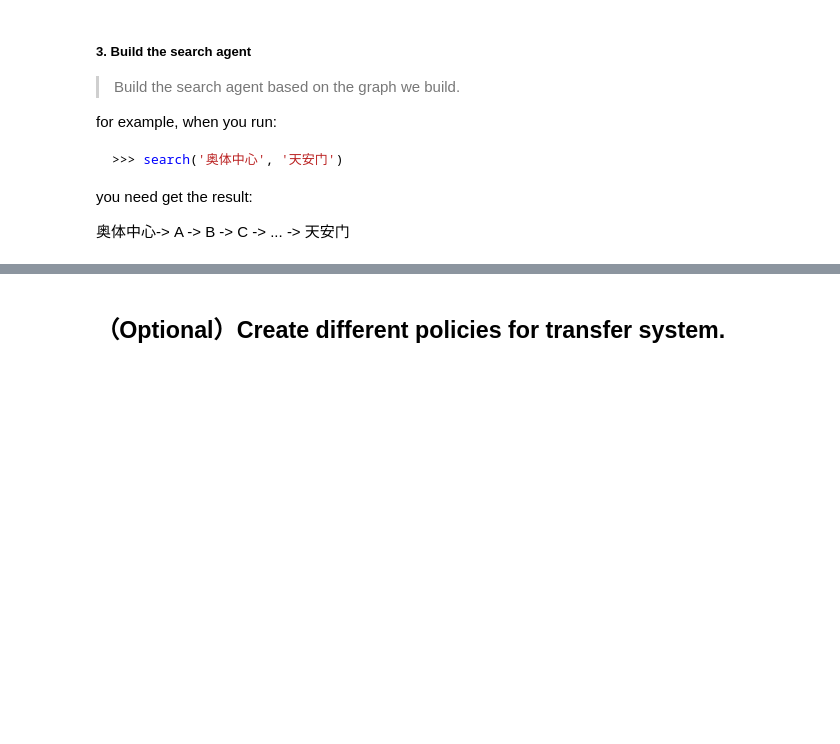
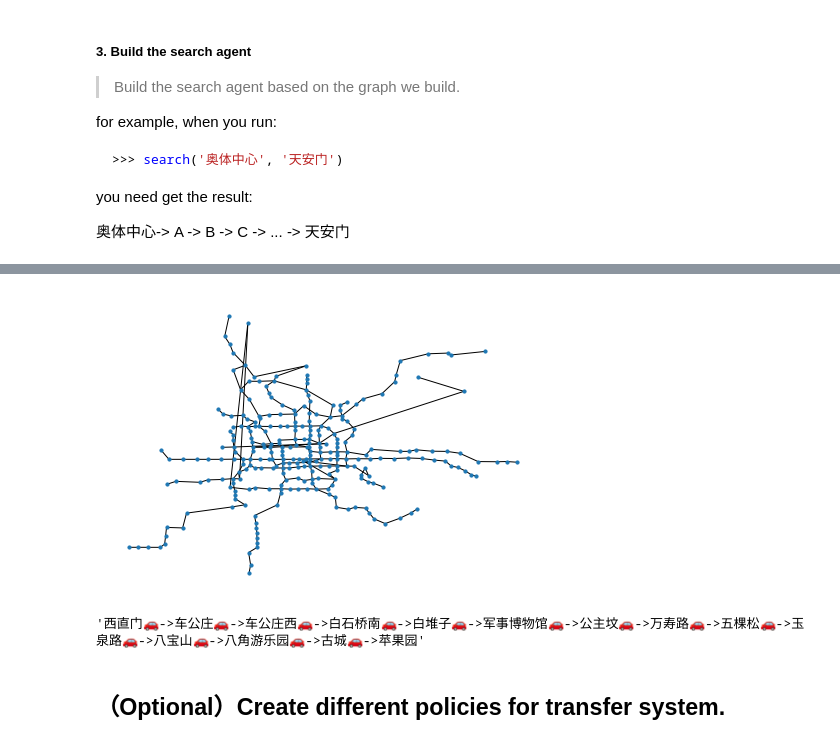
Before and after one commit to Pineapple1996/AI-for-NLP, a Jupyter notebook: leeson2/Assignment-02.ipynb, the cells around one changed output, grey strips where cells are left out. Drawn from its saved outputs; the diff is of its cells as text; code cells hidden in the pictures; blank space fills up the shorter version.

```diff
--- a/leeson2/Assignment-02.ipynb
+++ b/leeson2/Assignment-02.ipynb
@@ -100,0 +262,18 @@ you need get the result:
+# %%
+def connect_stations(line_info):
+    connections = {}
+    for i in line_info:
+        for m in line_info[i]:
+            connections[m] = set()
+    for i in line_info:
+        for q in range(len(line_info[i])):
+            if q == 0 :
+                connections[line_info[i][q]].add(line_info[i][q+1])
+            elif q == len(line_info[i])-1:
+                connections[line_info[i][q]].add(line_info[i][q-1])
+            else:
+                connections[line_info[i][q]].add(line_info[i][q+1])
+                connections[line_info[i][q]].add(line_info[i][q-1])
+    return connections
+connections = connect_stations(line_info)
+connections
@@ -101,3 +298,32 @@ you need get the result:
+# %%
+nx.draw(nx.Graph(connections), locations, with_labels=False, node_size=10) # 坐标有浮动
+# %% [output]
+[figure, added]
+# %%
+def search_path(start,end,connections):
+    pathes = [[start]]
+    visitied = set()
+
+    while pathes:
+        path = pathes.pop(0)
+        froninter = path[-1]
+
+        if froninter in visitied: continue
+
+        successors = connections[froninter]
+
+        for sta in successors:
+            if sta in path: continue
+            new_path =   path + [sta]
+
+            pathes.append(new_path)
+            if sta == end: return '🚗->'.join(new_path)
+            visitied.add(froninter)
+
+
+search_path('西直门','苹果园',connections)
+# %% [output]
+'西直门🚗->车公庄🚗->车公庄西🚗->白石桥南🚗->白堆子🚗->军事博物馆🚗->公主坟🚗->万寿路🚗->五棵松🚗->玉泉路🚗->八宝山🚗->八角游乐园🚗->古城🚗->苹果园'
 # %% [markdown]
 ## （Optional）Create different policies for transfer system.
 # %% [markdown]
```
Also changed, not shown: parts of 10 cells of this notebook, 4 other files.
